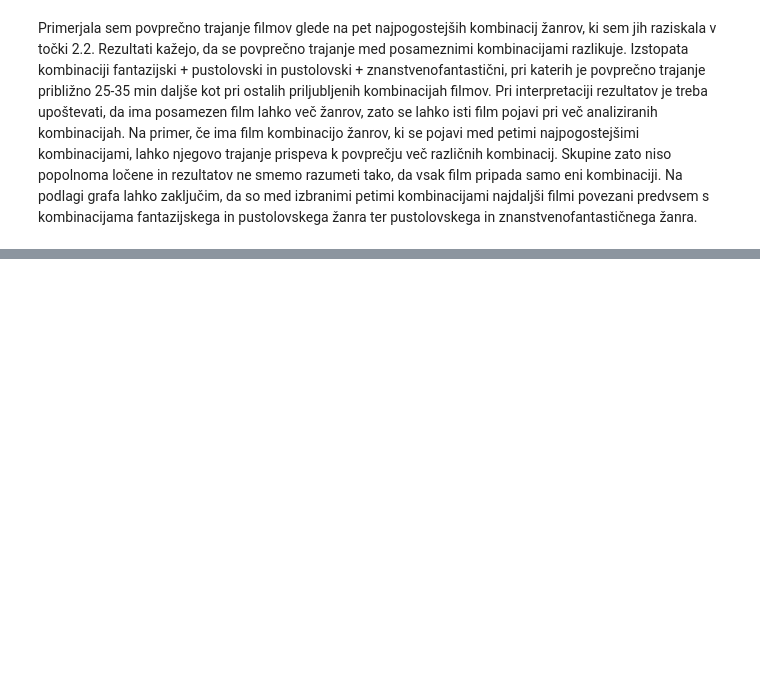
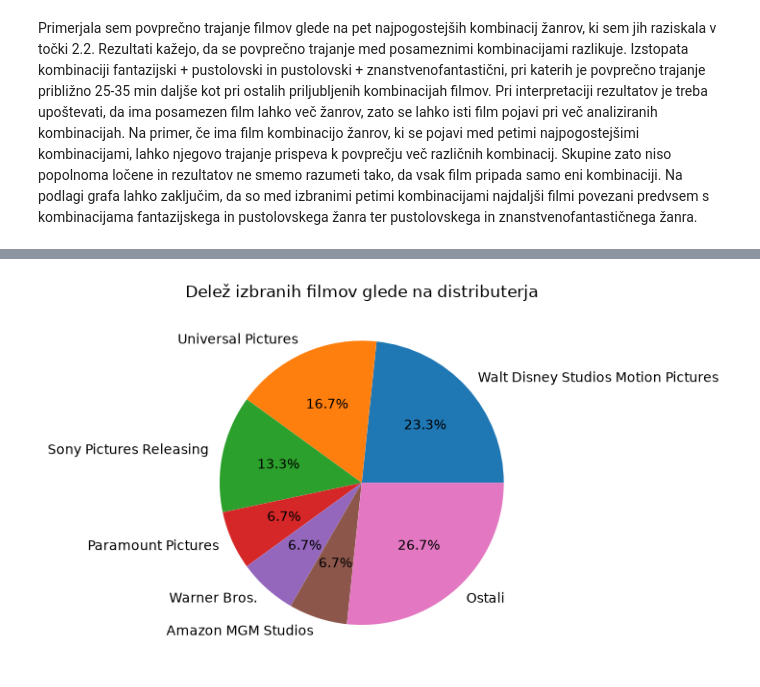
Before and after one commit to idakosmerl-web/projektna-naloga, a Jupyter notebook: analiza_podatkov.ipynb, the cells around one changed output, grey strips where cells are left out. Drawn from its saved outputs; the diff is of its cells as text; code cells hidden in the pictures; blank space fills up the shorter version.

```diff
--- a/analiza_podatkov.ipynb
+++ b/analiza_podatkov.ipynb
@@ -165,0 +189,16 @@ Na podlagi grafa lahko zaključim, da so med izbranimi petimi kombinacijami najd
+# %%
+stevilo_distributerjev = filmi["distributer"].value_counts()
+
+glavni = stevilo_distributerjev[stevilo_distributerjev >= 2]
+
+ostali = stevilo_distributerjev[stevilo_distributerjev == 1].sum()
+
+podatki_graf = pd.concat([glavni, pd.Series({"Ostali": ostali})])
+
+podatki_graf.plot(kind="pie", autopct="%1.1f%%")
+
+plt.title("Delež izbranih filmov glede na distributerja")
+
+plt.show()
+# %% [output]
+[figure, added]
```
Also changed, not shown: parts of 9 cells of this notebook.
